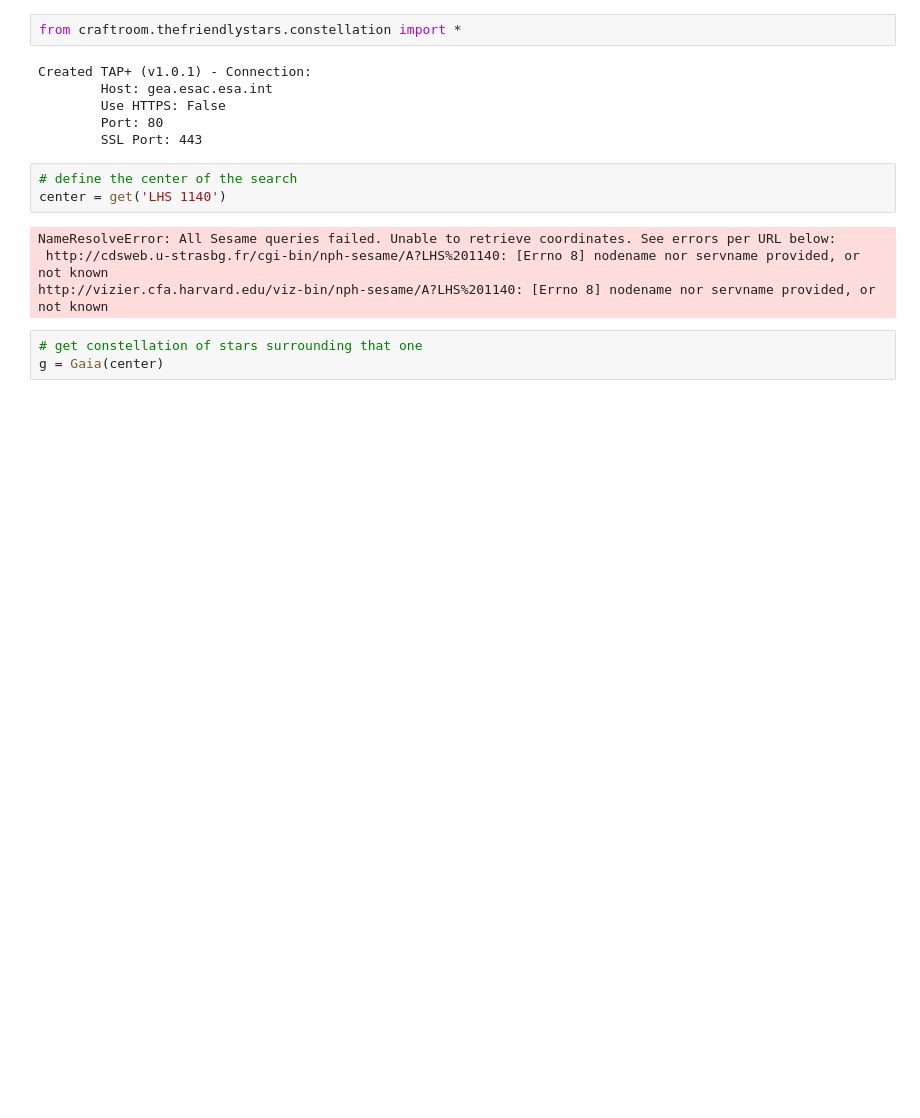
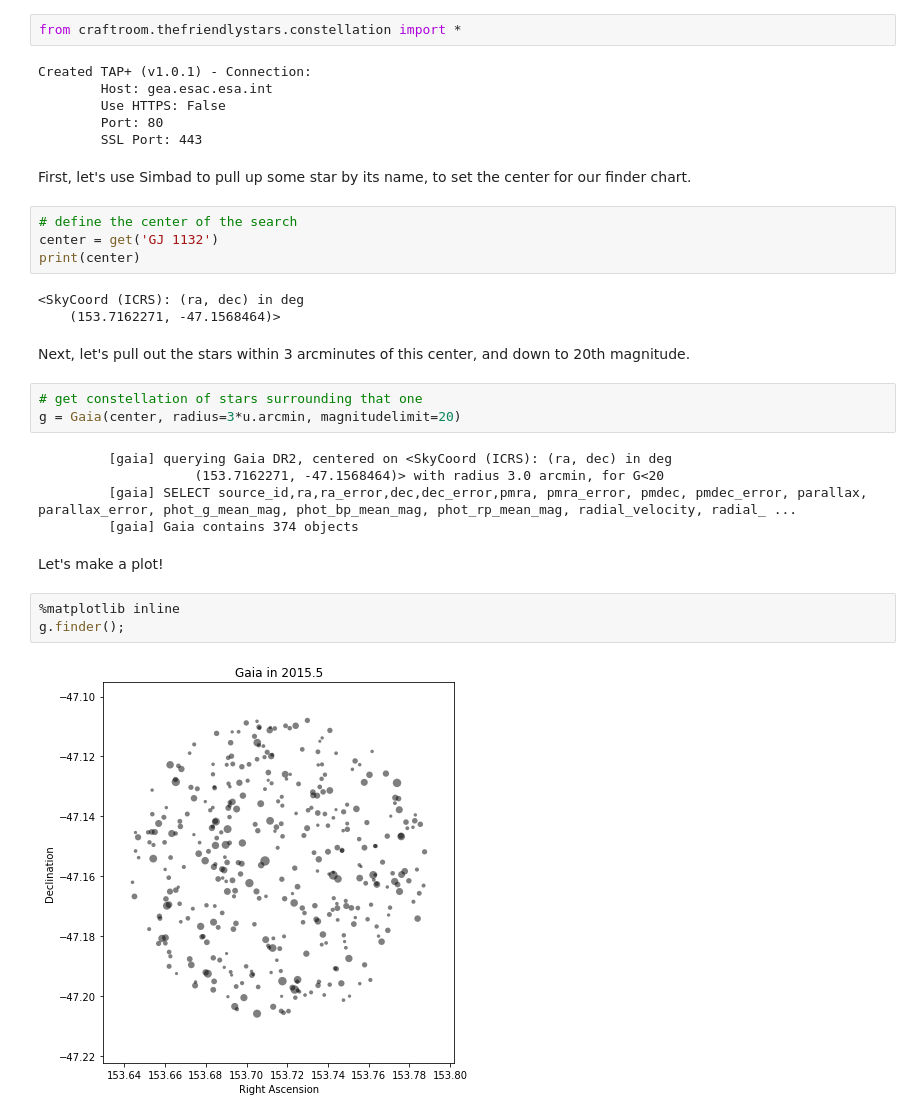
Before and after one commit to zkbt/craftroom, a Jupyter notebook: notebooks/test_thefriendlystars.ipynb, the cells around one changed output. Drawn from its saved outputs; the diff is of its cells as text; blank space fills up the shorter version.

Commit message:
add simple Gaia finder chart example

```diff
--- a/notebooks/test_thefriendlystars.ipynb
+++ b/notebooks/test_thefriendlystars.ipynb
@@ -6,13 +8,29 @@ Created TAP+ (v1.0.1) - Connection:
         Use HTTPS: False
         Port: 80
         SSL Port: 443
+# %% [markdown]
+First, let's use Simbad to pull up some star by its name, to set the center for our finder chart.
 # %%
 # define the center of the search
-center = get('LHS 1140')
+center = get('GJ 1132')
+print(center)
 # %% [output]
-NameResolveError: All Sesame queries failed. Unable to retrieve coordinates. See errors per URL below:
- http://cdsweb.u-strasbg.fr/cgi-bin/nph-sesame/A?LHS%201140: [Errno 8] nodename nor servname provided, or not known
-http://vizier.cfa.harvard.edu/viz-bin/nph-sesame/A?LHS%201140: [Errno 8] nodename nor servname provided, or not known
+<SkyCoord (ICRS): (ra, dec) in deg
+    (153.7162271, -47.1568464)>
+# %% [markdown]
+Next, let's pull out the stars within 3 arcminutes of this center, and down to 20th magnitude.
 # %%
 # get constellation of stars surrounding that one
-g = Gaia(center)
+g = Gaia(center, radius=3*u.arcmin, magnitudelimit=20)
+# %% [output]
+         [gaia] querying Gaia DR2, centered on <SkyCoord (ICRS): (ra, dec) in deg
+                    (153.7162271, -47.1568464)> with radius 3.0 arcmin, for G<20
+         [gaia] SELECT source_id,ra,ra_error,dec,dec_error,pmra, pmra_error, pmdec, pmdec_error, parallax, parallax_error, phot_g_mean_mag, phot_bp_mean_mag, phot_rp_mean_mag, radial_velocity, radial_ ...
+         [gaia] Gaia contains 374 objects
+# %% [markdown]
+Let's make a plot!
+# %%
+%matplotlib inline
+g.finder();
+# %% [output]
+[figure, added]
```
Also changed, not shown: parts of 4 cells of this notebook, 3 other files.
